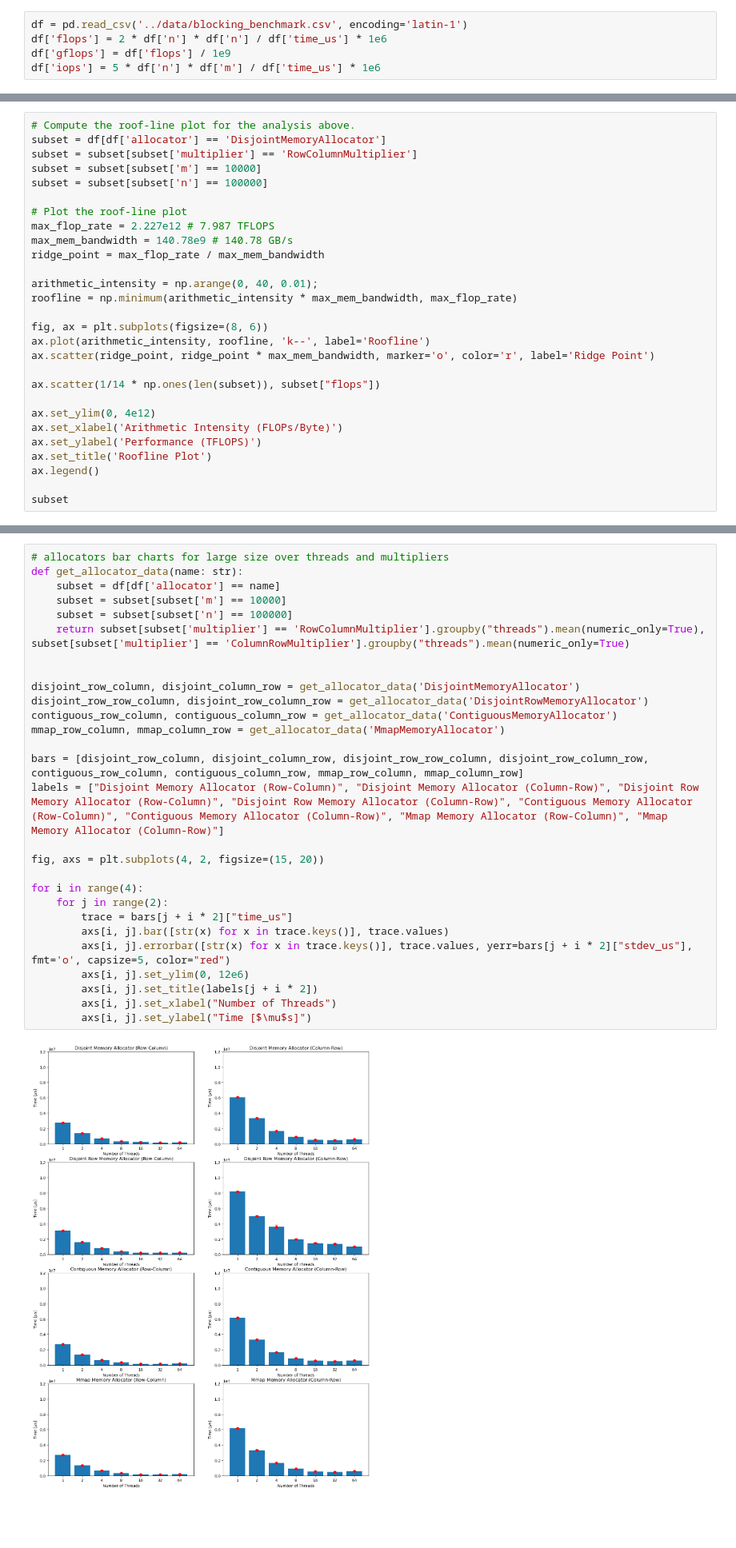
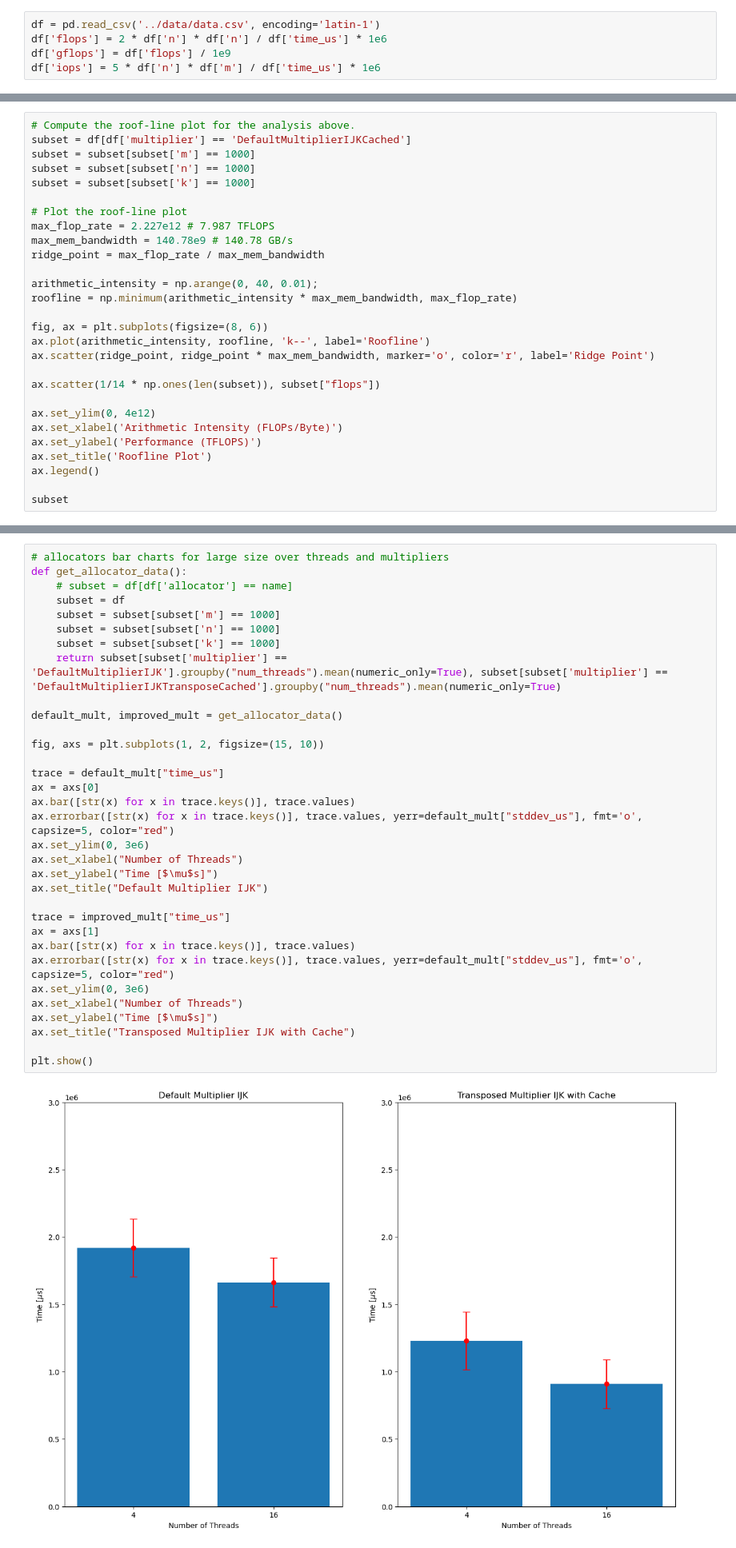
Before and after one commit to RobScheidegger/heterogeneous-computation-homeworks, a Jupyter notebook: homework_2/analysis/APMA2822B Homework 2.ipynb, the cells around one changed output, grey strips where cells are left out. Shown: that part at 80% size. Drawn from its saved outputs; the diff is of its cells as text; blank space fills up the shorter version.

```diff
--- a/homework_2/analysis/APMA2822B Homework 2.ipynb
+++ b/homework_2/analysis/APMA2822B Homework 2.ipynb
@@ -31,7 +30,7 @@ import pandas as pd
 import matplotlib.pyplot as plt
 import numpy as np
 # %%
-df = pd.read_csv('../data/blocking_benchmark.csv', encoding='latin-1')
+df = pd.read_csv('../data/data.csv', encoding='latin-1')
 df['flops'] = 2 * df['n'] * df['n'] / df['time_us'] * 1e6
 df['gflops'] = df['flops'] / 1e9
 df['iops'] = 5 * df['n'] * df['m'] / df['time_us'] * 1e6
@@ -121,9 +104,9 @@ By the example numbers given we should expect the limiting point of the roof-lin
 # %%
 # Compute the roof-line plot for the analysis above.
-subset = df[df['allocator'] == 'DisjointMemoryAllocator']
-subset = subset[subset['multiplier'] == 'RowColumnMultiplier']
-subset = subset[subset['m'] == 10000]
-subset = subset[subset['n'] == 100000]
+subset = df[df['multiplier'] == 'DefaultMultiplierIJKCached']
+subset = subset[subset['m'] == 1000]
+subset = subset[subset['n'] == 1000]
+subset = subset[subset['k'] == 1000]
 
 # Plot the roof-line plot
 max_flop_rate = 2.227e12 # 7.987 TFLOPS
@@ -176,30 +141,35 @@ To test each of the 2016 possible configurations we performed an experiment on m
 # %%
 # allocators bar charts for large size over threads and multipliers
-def get_allocator_data(name: str):
-    subset = df[df['allocator'] == name]
-    subset = subset[subset['m'] == 10000]
-    subset = subset[subset['n'] == 100000]
-    return subset[subset['multiplier'] == 'RowColumnMultiplier'].groupby("threads").mean(numeric_only=True), subset[subset['multiplier'] == 'ColumnRowMultiplier'].groupby("threads").mean(numeric_only=True)
+def get_allocator_data():
+    # subset = df[df['allocator'] == name]
+    subset = df
+    subset = subset[subset['m'] == 1000]
+    subset = subset[subset['n'] == 1000]
+    subset = subset[subset['k'] == 1000]
+    return subset[subset['multiplier'] == 'DefaultMultiplierIJK'].groupby("num_threads").mean(numeric_only=True), subset[subset['multiplier'] == 'DefaultMultiplierIJKTransposeCached'].groupby("num_threads").mean(numeric_only=True)
 
+default_mult, improved_mult = get_allocator_data()
 
-disjoint_row_column, disjoint_column_row = get_allocator_data('DisjointMemoryAllocator')
-disjoint_row_row_column, disjoint_row_column_row = get_allocator_data('DisjointRowMemoryAllocator')
-contiguous_row_column, contiguous_column_row = get_allocator_data('ContiguousMemoryAllocator')
-mmap_row_column, mmap_column_row = get_allocator_data('MmapMemoryAllocator')
+fig, axs = plt.subplots(1, 2, figsize=(15, 10))
 
-bars = [disjoint_row_column, disjoint_column_row, disjoint_row_row_column, disjoint_row_column_row, contiguous_row_column, contiguous_column_row, mmap_row_column, mmap_column_row]
-labels = ["Disjoint Memory Allocator (Row-Column)", "Disjoint Memory Allocator (Column-Row)", "Disjoint Row Memory Allocator (Row-Column)", "Disjoint Row Memory Allocator (Column-Row)", "Contiguous Memory Allocator (Row-Column)", "Contiguous Memory Allocator (Column-Row)", "Mmap Memory Allocator (Row-Column)", "Mmap Memory Allocator (Column-Row)"]
+trace = default_mult["time_us"]
+ax = axs[0]
+ax.bar([str(x) for x in trace.keys()], trace.values)
+ax.errorbar([str(x) for x in trace.keys()], trace.values, yerr=default_mult["stddev_us"], fmt='o', capsize=5, color="red")
+ax.set_ylim(0, 3e6)
+ax.set_xlabel("Number of Threads")
+ax.set_ylabel("Time [$\mu$s]")
+ax.set_title("Default Multiplier IJK")
 
-fig, axs = plt.subplots(4, 2, figsize=(15, 20))
+trace = improved_mult["time_us"]
+ax = axs[1]
+ax.bar([str(x) for x in trace.keys()], trace.values)
+ax.errorbar([str(x) for x in trace.keys()], trace.values, yerr=default_mult["stddev_us"], fmt='o', capsize=5, color="red")
+ax.set_ylim(0, 3e6)
+ax.set_xlabel("Number of Threads")
+ax.set_ylabel("Time [$\mu$s]")
+ax.set_title("Transposed Multiplier IJK with Cache")
 
-for i in range(4):
-    for j in range(2):
-        trace = bars[j + i * 2]["time_us"]
-        axs[i, j].bar([str(x) for x in trace.keys()], trace.values)
-        axs[i, j].errorbar([str(x) for x in trace.keys()], trace.values, yerr=bars[j + i * 2]["stdev_us"], fmt='o', capsize=5, color="red")
-        axs[i, j].set_ylim(0, 12e6)
-        axs[i, j].set_title(labels[j + i * 2])
-        axs[i, j].set_xlabel("Number of Threads")
-        axs[i, j].set_ylabel("Time [$\mu$s]")
+plt.show()
 # %% [output]
-[figure, old version]
+[figure, new version]
```
Also changed, not shown: parts of 5 cells of this notebook, 4 other files.
